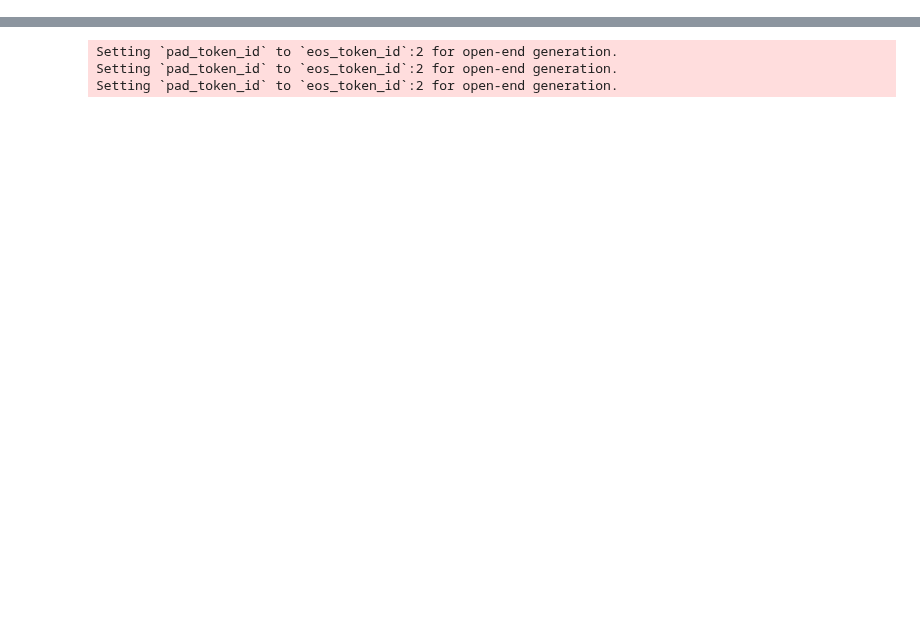
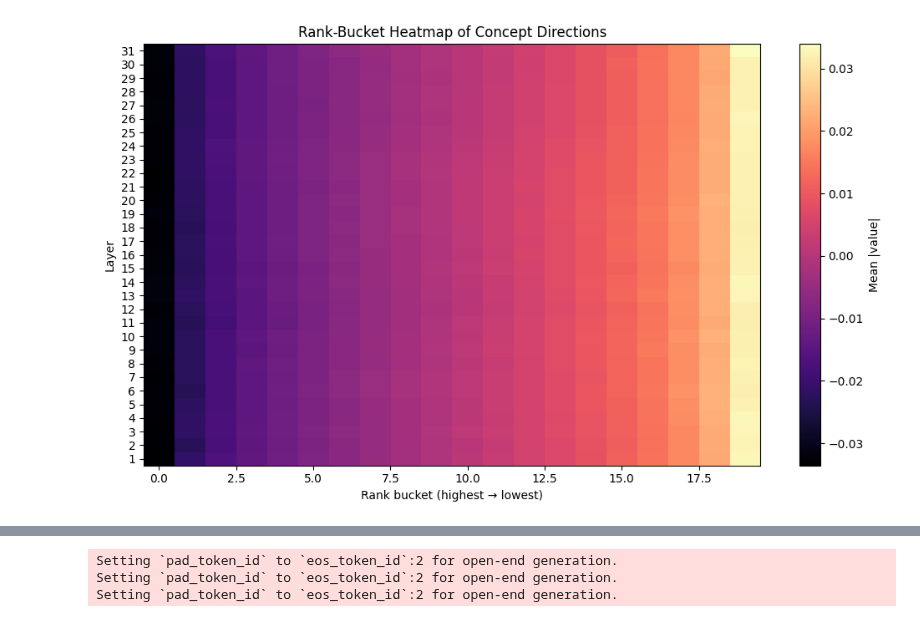
Before and after one commit to danielmccannsayles/representation-jabberwocky, a Jupyter notebook: notebooks/new_reader.ipynb, the cells around one changed output, grey strips where cells are left out. Cells and saved outputs as stored; diff of their text form; code cells hidden in the pictures; blank space fills up the shorter version.

```diff
--- a/notebooks/new_reader.ipynb
+++ b/notebooks/new_reader.ipynb
@@ -87,0 +99,8 @@ len(train)
+# %%
+# what does our control_vector.directions look like??
+directions = control_vector.directions
+print(len(directions.items())) # should be layer length, 31
+print(len(directions.keys()))
+
+direction0 = next(iter(directions.values()))
+print(direction0.shape) # 4096 (for 7b) - this is how wide each layer is I believe..
@@ -87,0 +186,26 @@ len(train)
+# %%
+def direction_heatmap(directions: dict[int, np.ndarray], n_buckets=20):
+    buckets = []
+    layers=[]
+    # For each layer, sort by magnitude and bucket by rank
+    for layer, vector in directions.items():
+        v_sorted = np.sort(vector)
+        chunked = np.array_split(v_sorted, n_buckets)
+        buckets.append([chunk.mean() for chunk in chunked])
+        layers.append(layer)
+
+    buckets = np.array(buckets)
+
+    plt.figure(figsize=(10, 6))
+    plt.imshow(buckets, aspect='auto', cmap='magma')
+    plt.colorbar(label='Mean |value|')
+    plt.xlabel('Rank bucket (highest → lowest)')
+    plt.ylabel('Layer')
+    plt.yticks(ticks=range(len(layers)), labels=layers)
+    plt.title('Rank-Bucket Heatmap of Concept Directions')
+    plt.tight_layout()
+    plt.show()
+# %%
+direction_heatmap(control_vector.directions)
+# %% [output]
+[figure, added]
```
Also changed, not shown: parts of 30 cells of this notebook, 1 other file.
